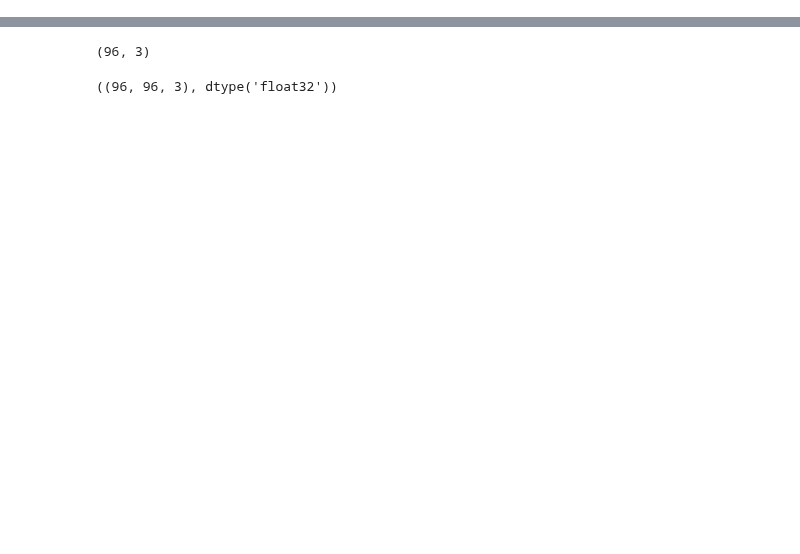
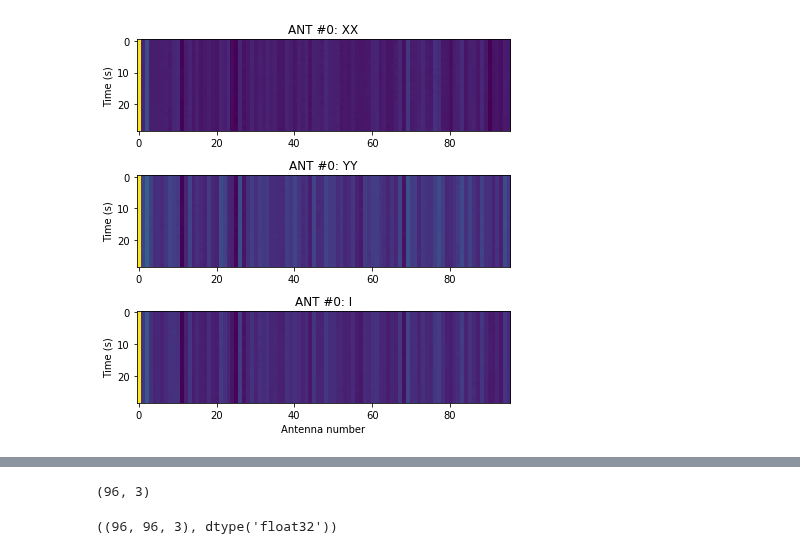
Before and after one commit to lofar-astron/lofarimaging, a Jupyter notebook: LOFAR LBA imaging tutorial v4.ipynb, the cells around one changed output, grey strips where cells are left out. Cells and saved outputs as stored; diff of their text form; code cells hidden in the pictures; blank space fills up the shorter version.

```diff
--- a/LOFAR LBA imaging tutorial v4.ipynb
+++ b/LOFAR LBA imaging tutorial v4.ipynb
@@ -249,30 +230,16 @@ def ground_imager(visibilities,baselines,freq,im_x,im_y,dims,station_pqr,height=
 # %%
 # Function from Michiel: # of RCUs per station
 def rcus_in_station(station_type):
-   r'''
-   Returns the number of RCUs in a station, given its type.
+    '''
+    Returns the number of RCUs in a station, given its type.
 
-   **Parameters**
+    **Parameters**
 
-   station_type : string
-       The kind of station that produced the correlation. Choose one
-       of 'core', 'remote', 'intl'.
-
-   **Examples**
-
-   >>> rcus_in_station('core')
-   96
-   >>> rcus_in_station('remote')
-   96
-   >>> rcus_in_station('intl')
-   192
-   >>> rcus_in_station('burp')
-   Traceback (most recent call last):
-   ...
-   KeyError: u'burp'
-
-   '''
-   return {'core': 96, 'remote': 96, 'intl': 192}[station_type]
+    station_type : string
+        The kind of station that produced the correlation. Choose one
+        of 'core', 'remote', 'intl'.
+    '''
+    return {'core': 96, 'remote': 96, 'intl': 192}[station_type]
 # %%
 # Function from Michiel to read in an ACM binary data cube
 def read_acm_cube(filename, station_type):
@@ -320,9 +287,10 @@ try:
     cal_header, cal_data = read_caltable(station, rcu_mode = atype)
     print(''.join(cal_header))
     rcu_gains = cal_data[subband, :]
-    rcu_gains = array(rcu_gains, dtype=complex64)
-    gain_matrix = rcu_gains[newaxis, :]*conj(rcu_gains[:, newaxis])
-    cube = array(cube/gain_matrix, dtype=complex64)
+    rcu_gains = np.array(rcu_gains, dtype=np.complex64)
+    gain_matrix = rcu_gains[np.newaxis, :]*np.conj(rcu_gains[:, np.newaxis])
+    cube = np.array(cube/gain_matrix, dtype=np.complex64)
 except:
     print ('No calibration table found... cube remains uncalibrated!')
+    raise
 # %% [output]
@@ -356,6 +325,6 @@ cube_xx.shape, cube_yy.shape, visibilities.shape, visibilities.dtype
 # %%
 # Check how the various antennas/polarisation look with time
-fig1, axes1 = subplots(nrows=3, ncols=1,figsize=(6,6))
+fig1, axes1 = plt.subplots(nrows=3, ncols=1,figsize=(6,6))
 ax = axes1[0]
 ax.imshow(cube_xx[:,0,:].real,aspect='auto')
 ax.set_ylabel('Time (s)')
@@ -369,5 +338,5 @@ ax.imshow(visibilities_all[:,0,:].real,aspect='auto')
 ax.set_title('ANT #0: I')
 ax.set_xlabel('Antenna number')
 ax.set_ylabel('Time (s)')
-tight_layout()
+plt.tight_layout()
 # %% [output]
@@ -376,2 +343,3 @@ tight_layout()
+[figure, added]
 # %%
 # Check how the correlations look with time
```
Also changed, not shown: parts of 24 cells of this notebook.
